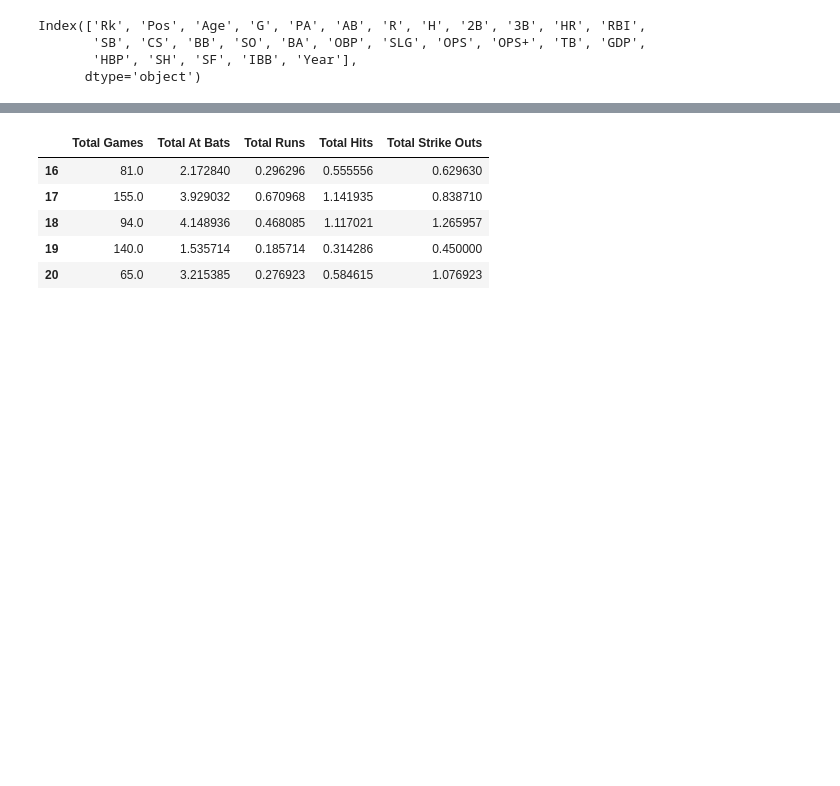
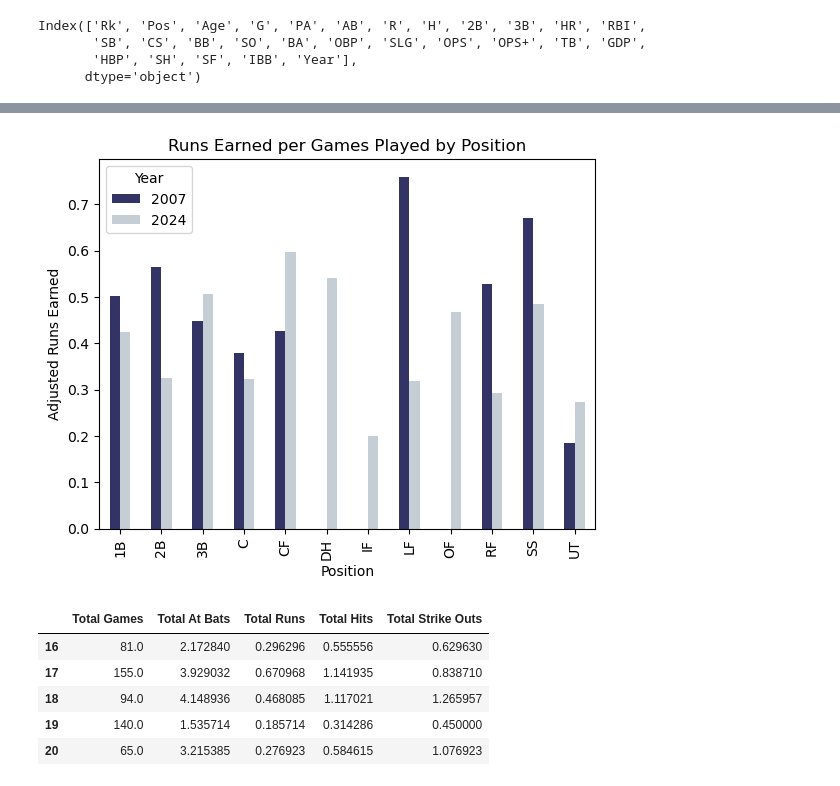
Before and after one commit to cassydm/rockies_moneyball_part-deux, a Jupyter notebook: Test_files/working_file_cassy.ipynb, the cells around one changed output, grey strips where cells are left out. Drawn from its saved outputs; the diff is of its cells as text; code cells hidden in the pictures; blank space fills up the shorter version.

Commit message:
adding batting figures

```diff
--- a/Test_files/working_file_cassy.ipynb
+++ b/Test_files/working_file_cassy.ipynb
@@ -291,7 +305,7 @@ def save_figure_func(f,title):
 
     """
     png=".png"
-    f.get_figure().savefig(f"../Test_files/Batting_Figures/{title}{png}")
+    f.get_figure().savefig(f"../Test_files/Batting_Figures/{title}{png}",bbox_inches="tight")
 
 # For loop that loops through the figs list and saves each one using the save_figure_func function.
 for fig in figs:
@@ -320,3 +313,21 @@ for fig in figs:
+# %%
+# Creating a new dataframe to plot Runs Scored.
+r_grouped=grouped_df_pos_sum
+# Adding a new row that adjusts the total Runs based on the number of games played.
+r_grouped["Adjusted Runs"]=r_grouped["R"]/r_grouped["G"]
+grouped_r_piv=make_batting_pivot(g_df=r_grouped,
+                                   ind="Pos",
+                                   col="Year",
+                                   val="Adjusted Runs")
+# Plotting the RBIs per game for each year.
+batting_fig6=grouped_r_piv.plot(kind="bar",
+                     color=colors,
+                     xlabel="Position",
+                     ylabel="Adjusted Runs Earned",
+                     title="Runs Earned per Games Played by Position")
+save_figure_func(batting_fig6,title="Runs Earned per Games Played by Position")
+# %% [output]
+[figure, added]
 # %%
 # display(col_batting_sum.tail())
 # display(col_batting_sum.head())
```
Also changed, not shown: parts of 16 cells of this notebook, 9 other files.
